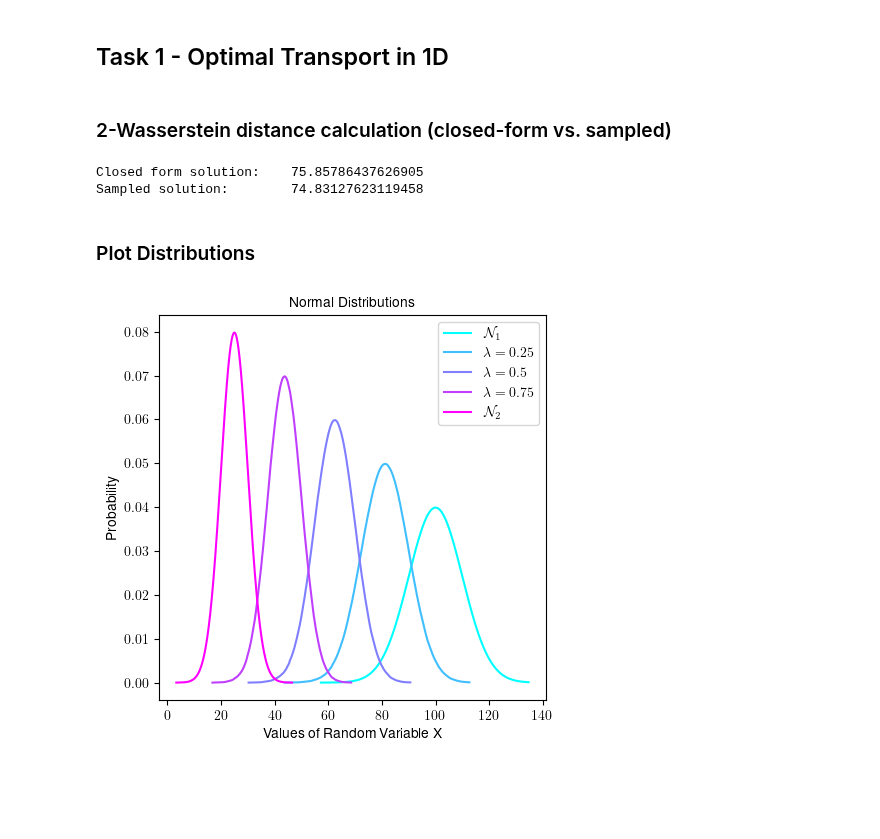
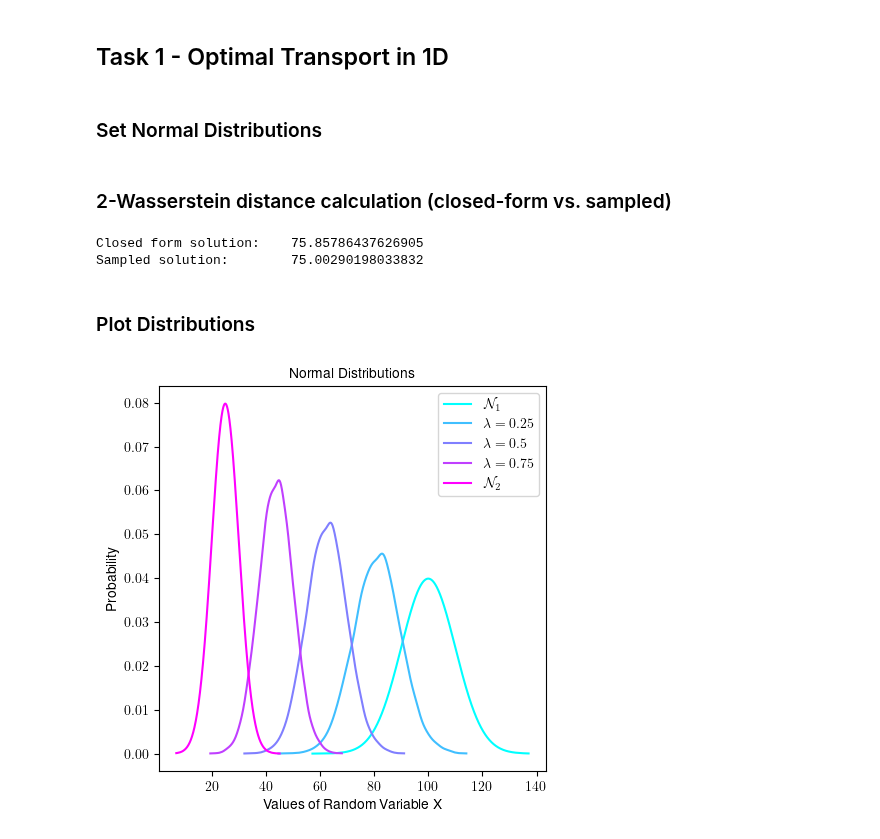
Before and after one commit to oalkaya/mfcgv-projects, a Jupyter notebook: MF2023-Exercise4/code/OptimalTransport/task1.ipynb, the cells around one changed output. Cells and saved outputs as stored; diff of their text form; code cells hidden in the pictures; blank space fills up the shorter version.

```diff
--- a/MF2023-Exercise4/code/OptimalTransport/task1.ipynb
+++ b/MF2023-Exercise4/code/OptimalTransport/task1.ipynb
@@ -8,6 +8,8 @@ from cycler import cycler
 from matplotlib import rcParams
 from matplotlib.cm import get_cmap
 from math import sqrt
+# %% [markdown]
+### Set Normal Distributions
 # %%
 mu_1, sigma_1 = 25, 5 # mean and standard deviation
 mu_2, sigma_2 = 100, 10 # mean and standard deviation
@@ -17,15 +19,14 @@ num_samples = 10000 # num samples
 x_1 = np.random.normal(mu_1, sigma_1, num_samples)
 y_1 = stats.norm.pdf(x_1, mu_1, sigma_1)
 x_1, y_1 = zip(*sorted(zip(x_1, y_1)))
+x_1, y_1 = np.asarray(x_1), np.asarray(y_1)
+
 
 # Distribution 2
 x_2 = np.random.normal(mu_2, sigma_2, num_samples)
 y_2 = stats.norm.pdf(x_2, mu_2, sigma_2)
 x_2, y_2 = zip(*sorted(zip(x_2, y_2)))
-
-# Stack into points
-p_1 = np.vstack((x_1,y_1))
-p_2 = np.vstack((x_2,y_2))
+x_2, y_2 = np.asarray(x_2), np.asarray(y_2)
 # %% [markdown]
 ### 2-Wasserstein distance calculation (closed-form vs. sampled)
 # %%
@@ -33,50 +34,47 @@ p_2 = np.vstack((x_2,y_2))
 closed_Wasserstein = abs(mu_1-mu_2) +  (sigma_1 + sigma_2 - 2 * sqrt(sigma_2*sigma_1))
 
 # Sampled 2-Wasserstein
-difference = p_1 - p_2
-sampled_Wasserstein = np.average(np.linalg.norm(difference, axis=0))
+x_distances = np.abs(x_1 - x_2)
+sampled_Wasserstein = np.average(x_distances)
 
 print("Closed form solution:    " + str(closed_Wasserstein))
 print("Sampled solution:        " + str(sampled_Wasserstein))
 # %% [output]
 Closed form solution:    75.85786437626905
-Sampled solution:        74.83127623119458
+Sampled solution:        75.00290198033832
 # %% [markdown]
 ### Plot Distributions
 # %%
 plt.figure(figsize=(5,5))
 
 # Lambdas
-lambdas = [0, 0.25, 0.5, 0.75, 1.0]
+lambdas = np.array([0.25, 0.5, 0.75])
 
+# Set colormap
 cmap = get_cmap('cool')
-colors = []
+colors = np.array(list(map(cmap, np.linspace(0.0, 1.0, (lambdas.size + 2)))))
+
+cmap(i)
+rcParams['axes.prop_cycle'] = cycler(color=colors)
 
 # Allow latex
 plt.rcParams.update({
     "text.usetex": True,
     "font.family": "Helvetica"
 })
 
+plt.plot(x_2, y_2, label= "$\mathcal{N}_1$")
 # Generate and plot interpolated samples alongside distributions 1 and 2
 for lamb in lambdas:
-    z = lamb * p_1 + (1-lamb) * p_2
-    colors.append(cmap(lamb))
-    if(lamb == 0.0):
-        plt.plot(z[0,:], z[1,:], label= "$\mathcal{N}_1$")
-    elif(lamb == 1.0):
-        plt.plot(z[0,:], z[1,:], label= "$\mathcal{N}_2$")
-    else:
-        label = "$\lambda={}$".format(lamb)
-        plt.plot(z[0,:], z[1,:], label= label)
+    z = lamb * x_1 + (1.0-lamb) * x_2
+    kde = stats.gaussian_kde(z)
+    plt.plot(z, kde(z), label= "$\lambda={}$".format(lamb))
 
-# Set colormap
-rcParams['axes.prop_cycle'] = cycler(color=colors)
-
+plt.plot(x_1, y_1, label= "$\mathcal{N}_2$")
 plt.title('Normal Distributions', fontsize='10')
 plt.xlabel('Values of Random Variable X', fontsize='10')
 plt.ylabel('Probability', fontsize='10')
 plt.legend()
 plt.show()
 # %% [output]
-[figure, old version]
+[figure, new version]
```
